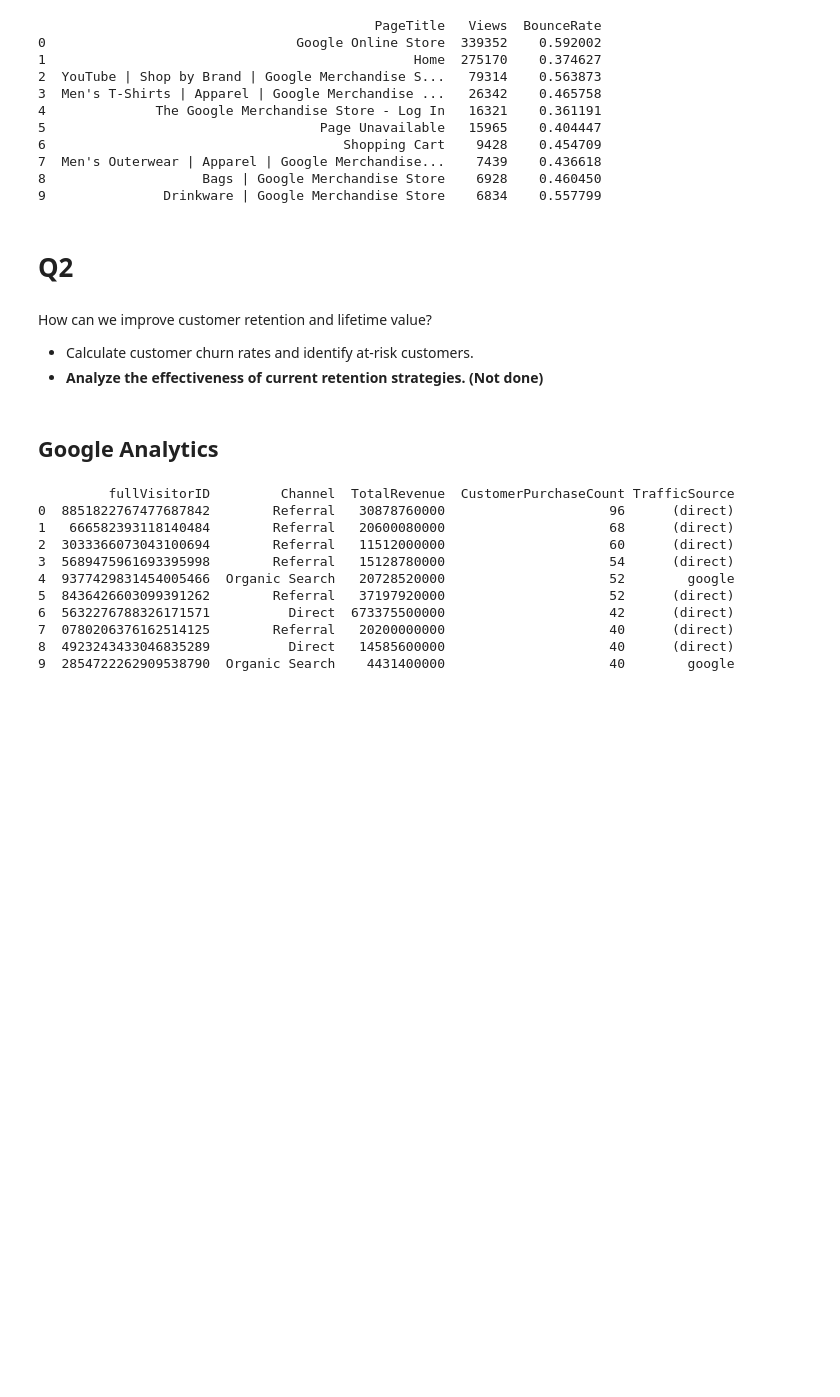
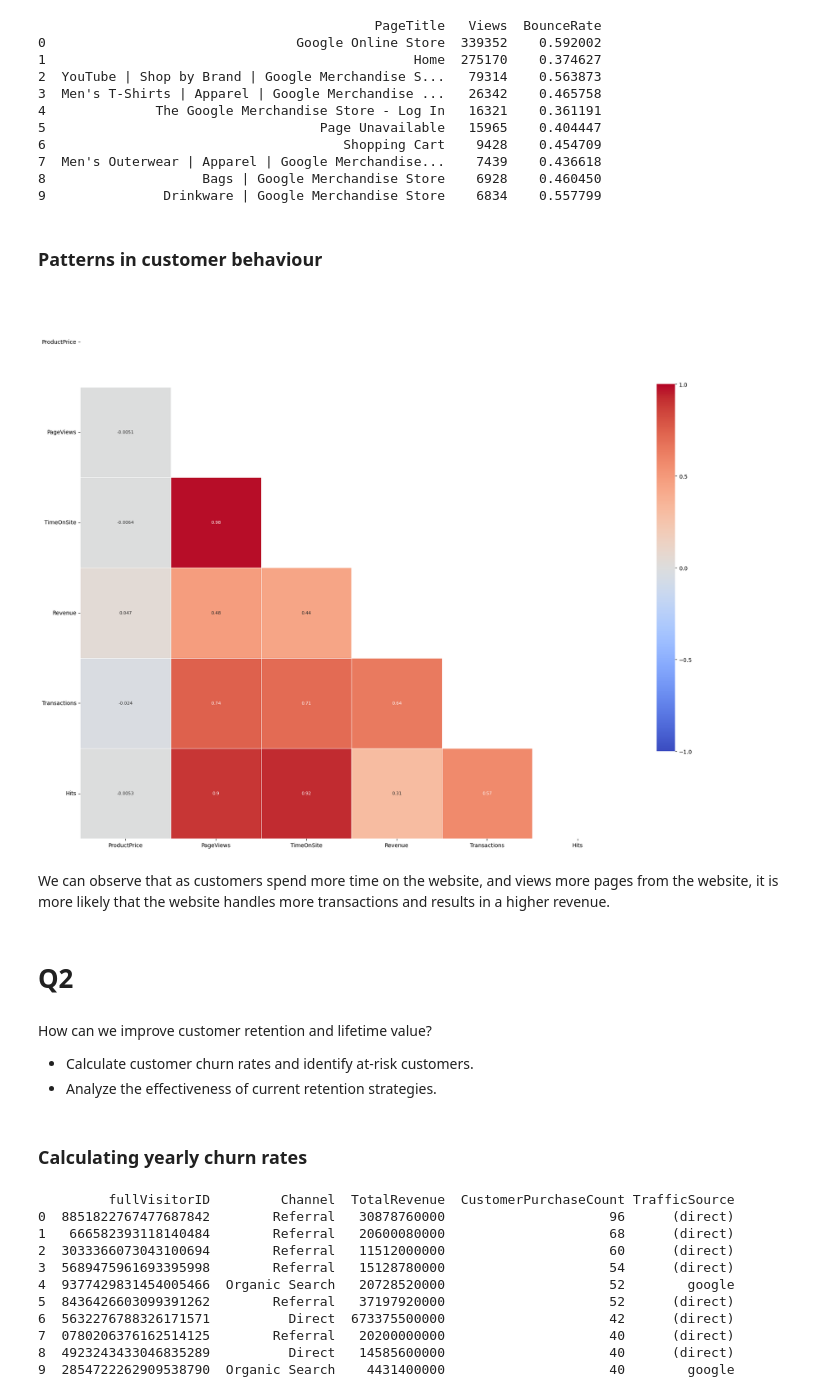
Before and after one commit to woobrandon/DSA3101-Potato-Wedges, a Jupyter notebook: GoogleAnalyticsAnalysis.ipynb, the cells around one changed output. Drawn from its saved outputs; the diff is of its cells as text; code cells hidden in the pictures; blank space fills up the shorter version.

```diff
--- a/GoogleAnalyticsAnalysis.ipynb
+++ b/GoogleAnalyticsAnalysis.ipynb
@@ -75,15 +172,51 @@ print(result_df, "\n")
 7  Men's Outerwear | Apparel | Google Merchandise...    7439    0.436618
 8                    Bags | Google Merchandise Store    6928    0.460450
 9               Drinkware | Google Merchandise Store    6834    0.557799
+# %% [markdown]
+### Patterns in customer behaviour
+# %%
+query = f"""
+        SELECT channelGrouping AS ChannelGrouping, device.browser AS Browser, geoNetwork.country AS Country, prod.productListPosition AS ProductListPosition, hits.page.pagePath AS PagePath, prod.v2ProductCategory AS ProductCategory,  trafficSource.source AS TrafficSource, prod.productPrice AS ProductPrice, prod.productListName AS ProductListName, hits.promotionActionInfo.promoIsView AS PromoIsView, hits.promotionActionInfo.promoIsClick AS PromoIsClick,
+        SUM(totals.pageviews) AS PageViews,  SUM(totals.timeOnSite) AS TimeOnSite, SUM(totals.totalTransactionRevenue)/1000000 AS Revenue, SUM(totals.transactions) AS Transactions, COUNT(totals.hits) AS Hits
+        FROM `bigquery-public-data.google_analytics_sample.ga_sessions_*`, UNNEST(hits) as hits, UNNEST(hits.product) as prod
+        GROUP BY 1,2,3,4,5,6,7,8,9,10,11
+        """
+
+rows = client.query(query)
+
+result_df = rows.to_dataframe()
+
+corr_matrix = result_df[['ProductPrice', 'PageViews',
+                         'TimeOnSite', 'Revenue', 'Transactions', 'Hits']].corr()
+mask = np.zeros_like(corr_matrix, dtype=np.bool)
+mask[np.triu_indices_from(mask)] = True
+f, ax = plt.subplots(figsize=(22, 30))
+heatmap = sns.heatmap(corr_matrix,
+                      square=True,
+                      mask=mask,
+                      linewidths=.5,
+                      cmap='coolwarm',
+                      cbar_kws={'shrink': .4, 'ticks': [-1, -.5, 0, 0.5, 1]},
+                      vmin=-1,
+                      vmax=1,
+                      annot=True,
+                      annot_kws={'size': 8})
+ax.set_yticklabels(corr_matrix.columns, rotation=0)
+ax.set_xticklabels(corr_matrix.columns)
+sns.set_style({'xtick.bottom': True}, {'ytick.left': True})
+# %% [output]
+[figure, added]
+# %% [markdown]
+We can observe that as customers spend more time on the website, and views more pages from the website, it is more likely that the website handles more transactions and results in a higher revenue.
 # %% [markdown]
 # Q2
 # %% [markdown]
 How can we improve customer retention and lifetime value?
 
 - Calculate customer churn rates and identify at-risk customers.
-- <strong>Analyze the effectiveness of current retention strategies. (Not done)</strong>
+- Analyze the effectiveness of current retention strategies.
-# %% [markdown]
-## Google Analytics
+# %% [markdown]
+### Calculating yearly churn rates
 # %%
 query = f"""
         SELECT
```
Also changed, not shown: parts of 32 cells of this notebook.
